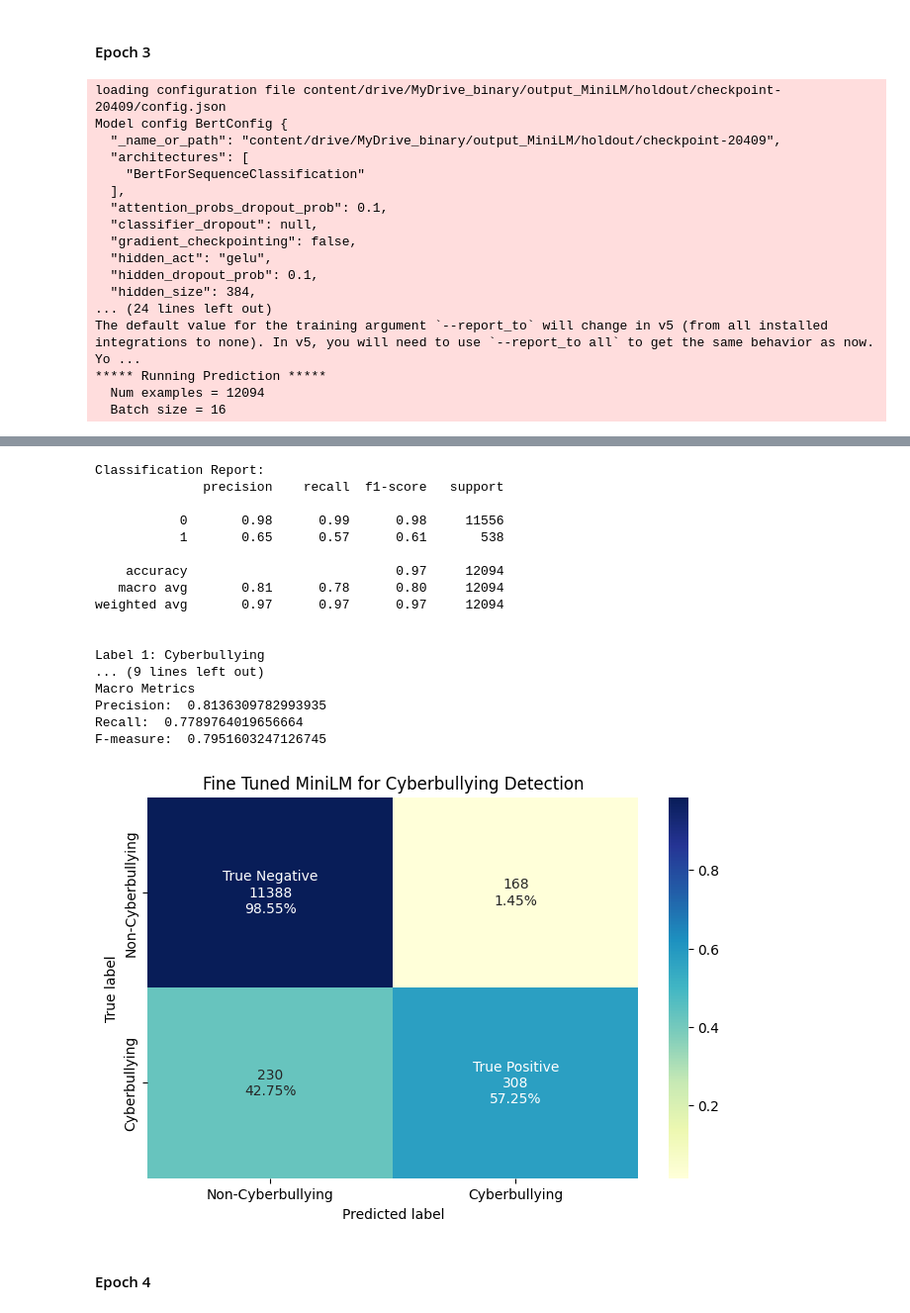
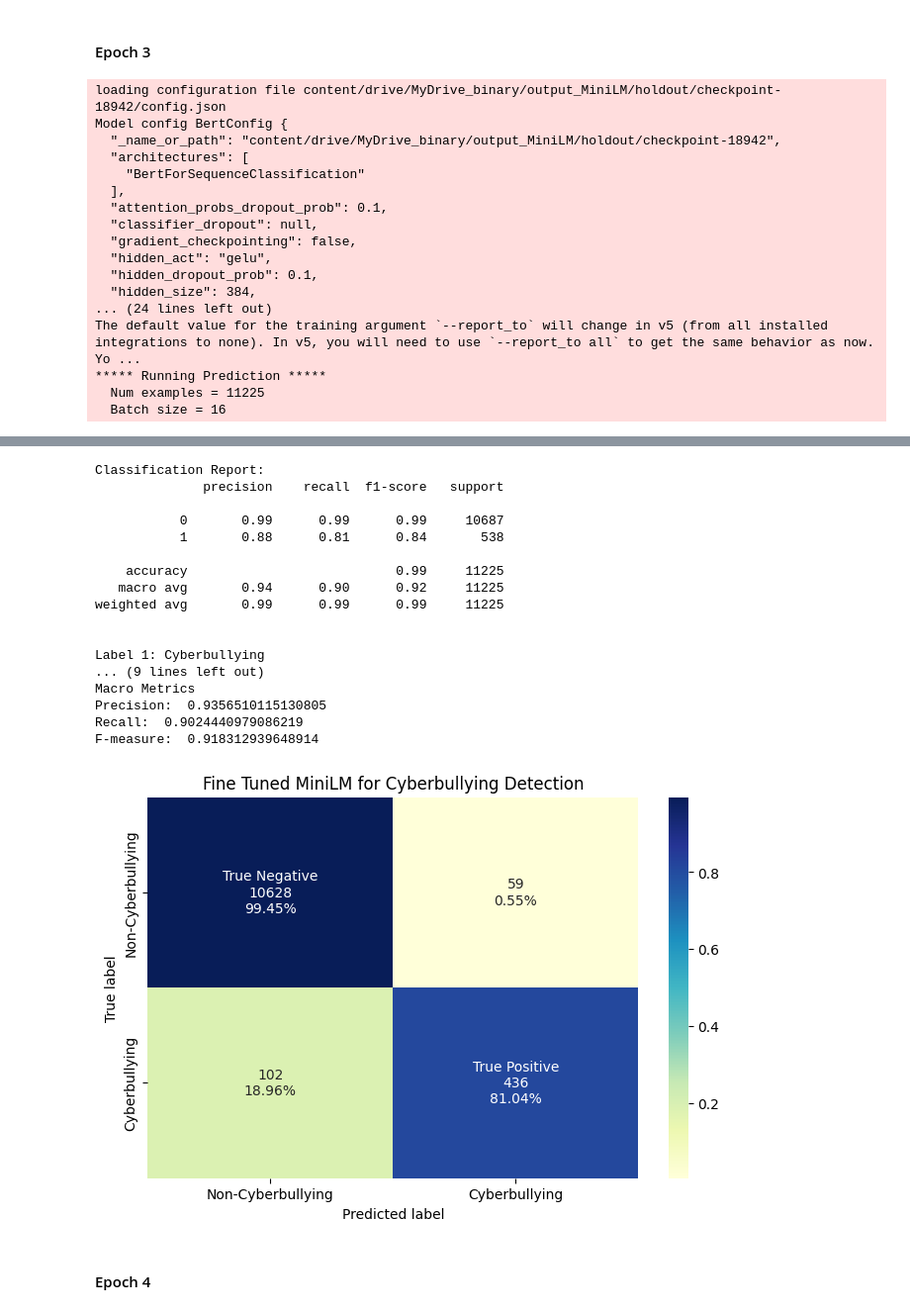
Before and after one commit to JasmeenBongKahYing/Cyberbullying-Detection, a Jupyter notebook: Model Training and Testing/Fine Tune Transformers from HuggingFace MiniLM.ipynb, the cells around one changed output, grey strips where cells are left out. Shown at 99% size. Cells and saved outputs as stored; diff of their text form; code cells hidden in the pictures.

```diff
--- a/Model Training and Testing/Fine Tune Transformers from HuggingFace MiniLM.ipynb
+++ b/Model Training and Testing/Fine Tune Transformers from HuggingFace MiniLM.ipynb
@@ -57,7 +57,7 @@ data_set='bully_data_clean_with_stopword'
 ###################
 # Import Data Set #
 ###################
-bully_data_cleaned = pd.read_csv('bully_data_clean_with_stopword.csv', encoding='utf8')
+bully_data_cleaned = pd.read_csv('amica_data_clean_with_stopword_short.csv', encoding='utf8')
 bully_data_cleaned = bully_data_cleaned[~bully_data_cleaned['text_check'].isna()]
 bully_data_cleaned = bully_data_cleaned[bully_data_cleaned['text_check'] != ""]
 #bully_data_cleaned = bully_data_cleaned[bully_data_cleaned['role']!='None']
@@ -771,46 +733,46 @@ F-measure:  0.8002558158353574
 #### Epoch 3
 # %%
 compute_metrics_holdout(model_name='MiniLM',
-                        model_path='content/drive/MyDrive_binary/output_MiniLM/holdout/checkpoint-20409',
+                        model_path='content/drive/MyDrive_binary/output_MiniLM/holdout/checkpoint-18942',
                         average_method='binary',
                         X_test=X_test)
 # %% [output]
-loading configuration file content/drive/MyDrive_binary/output_MiniLM/holdout/checkpoint-20409/config.json
+loading configuration file content/drive/MyDrive_binary/output_MiniLM/holdout/checkpoint-18942/config.json
 Model config BertConfig {
-  "_name_or_path": "content/drive/MyDrive_binary/output_MiniLM/holdout/checkpoint-20409",
+  "_name_or_path": "content/drive/MyDrive_binary/output_MiniLM/holdout/checkpoint-18942",
   "architectures": [
     "BertForSequenceClassification"
   ],
   "attention_probs_dropout_prob": 0.1,
   "classifier_dropout": null,
   "gradient_checkpointing": false,
   "hidden_act": "gelu",
   "hidden_dropout_prob": 0.1,
   "hidden_size": 384,
 ... (24 lines left out)
 The default value for the training argument `--report_to` will change in v5 (from all installed integrations to none). In v5, you will need to use `--report_to all` to get the same behavior as now. Yo ...
 ***** Running Prediction *****
-  Num examples = 12094
+  Num examples = 11225
   Batch size = 16
 [interactive output not drawn]
 Classification Report:
               precision    recall  f1-score   support
 
-           0       0.98      0.99      0.98     11556
-           1       0.65      0.57      0.61       538
+           0       0.99      0.99      0.99     10687
+           1       0.88      0.81      0.84       538
 
-    accuracy                           0.97     12094
-   macro avg       0.81      0.78      0.80     12094
-weighted avg       0.97      0.97      0.97     12094
+    accuracy                           0.99     11225
+   macro avg       0.94      0.90      0.92     11225
+weighted avg       0.99      0.99      0.99     11225
 
 
 Label 1: Cyberbullying
 ... (9 lines left out)
 Macro Metrics
-Precision:  0.8136309782993935
-Recall:  0.7789764019656664
-F-measure:  0.7951603247126745
+Precision:  0.9356510115130805
+Recall:  0.9024440979086219
+F-measure:  0.918312939648914
-[figure, old version]
+[figure, new version]
 # %% [markdown]
 #### Epoch 4
 # %%
```
Also changed, not shown: parts of 11 cells of this notebook.
